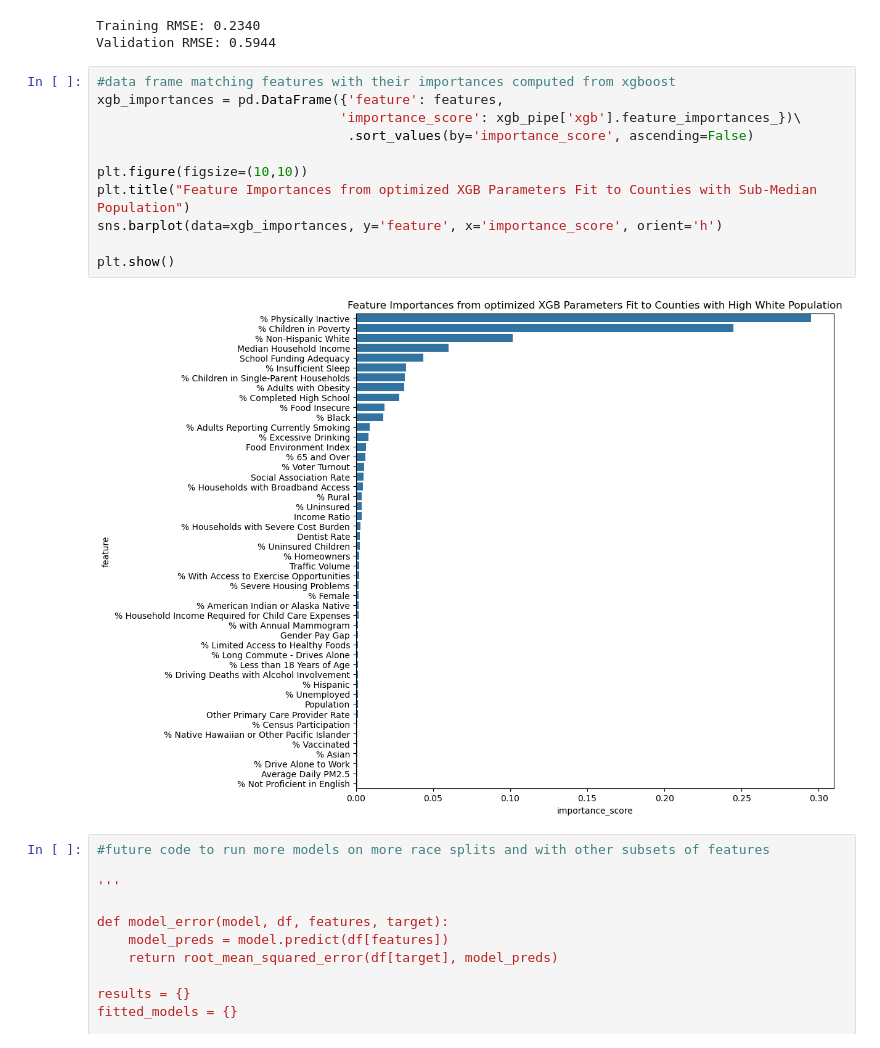
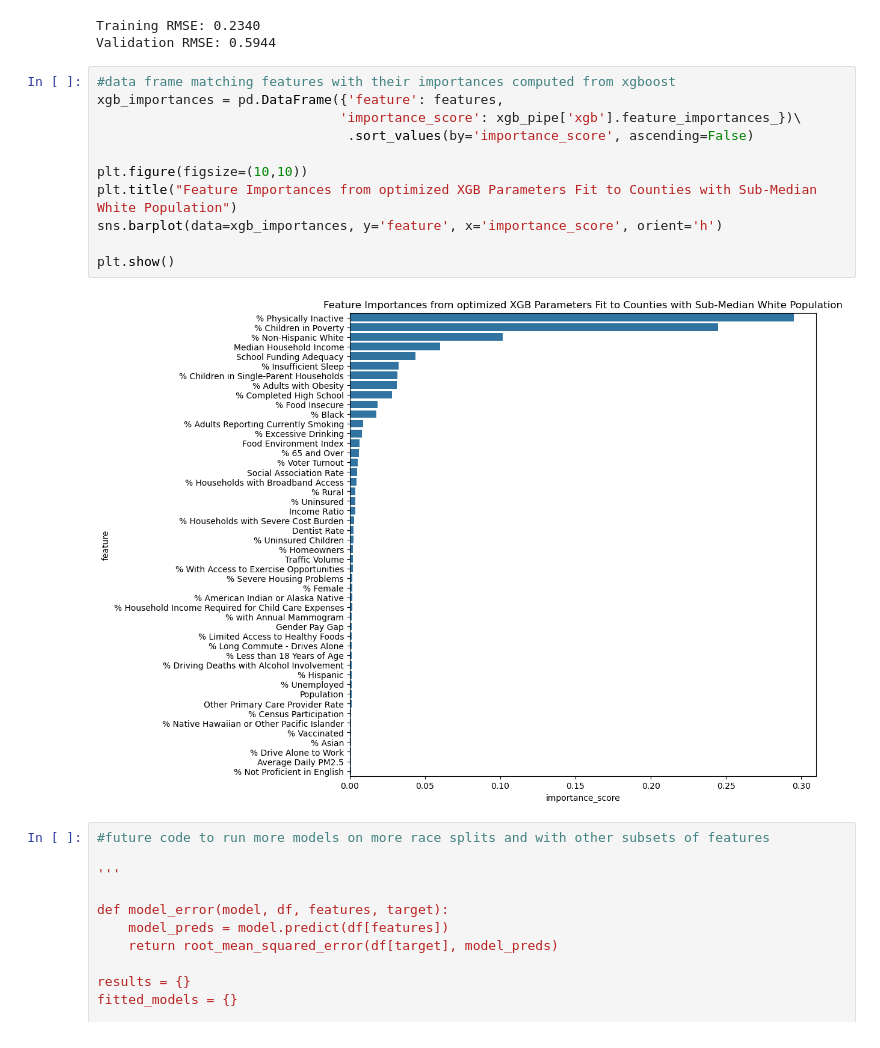
Before and after one commit to nedgren/Health-Insights, a Jupyter notebook: modeling/neal_ethnicity-modeling.ipynb, the cells around one changed output. Saved outputs shown, nothing was run; the diff lists cells and outputs as text.

Commit message:
Update feature_importance titles

```diff
--- a/modeling/neal_ethnicity-modeling.ipynb
+++ b/modeling/neal_ethnicity-modeling.ipynb
@@ -149,16 +149,16 @@ Validation RMSE: 0.5944
 # %%
 #data frame matching features with their importances computed from xgboost
 xgb_importances = pd.DataFrame({'feature': features,
                                'importance_score': xgb_pipe['xgb'].feature_importances_})\
                                 .sort_values(by='importance_score', ascending=False)
 
 plt.figure(figsize=(10,10))
-plt.title("Feature Importances from optimized XGB Parameters Fit to Counties with Sub-Median Population")
+plt.title("Feature Importances from optimized XGB Parameters Fit to Counties with Sub-Median White Population")
 sns.barplot(data=xgb_importances, y='feature', x='importance_score', orient='h')
 
 plt.show()
 # %% [output]
-[figure, old version]
+[figure, new version]
 # %%
 #future code to run more models on more race splits and with other subsets of features
 
```
Also changed, not shown: parts of 1 cell of this notebook.
